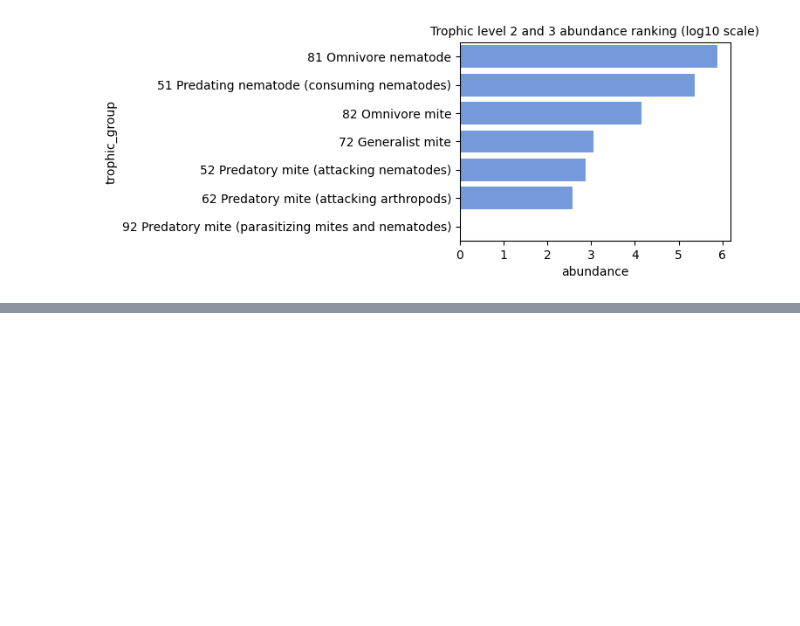
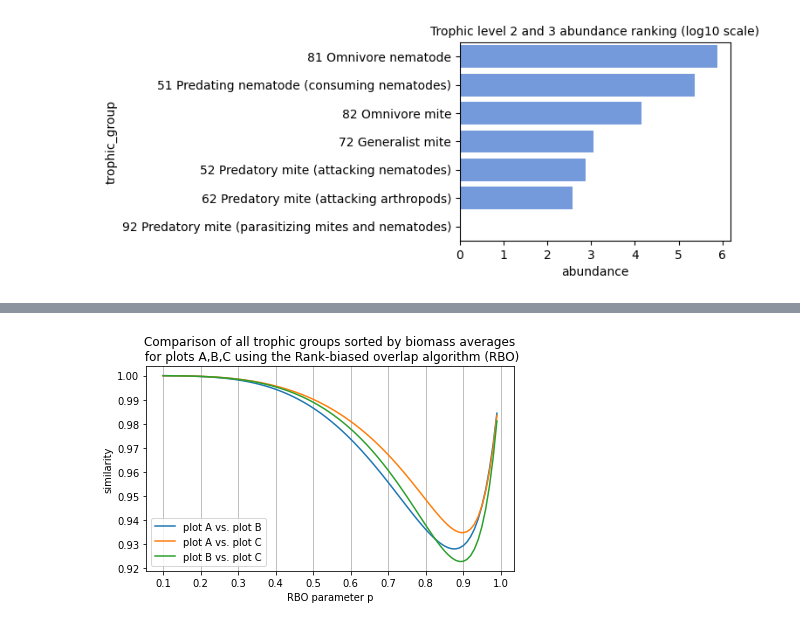
Before and after one commit to MartinMarzi/BEFANA, a Jupyter notebook: 4-adding experimental data.ipynb, the cells around one changed output, grey strips where cells are left out. Saved outputs shown, nothing was run; the diff lists cells and outputs as text; code cells hidden in the pictures; blank space fills up the shorter version.

Commit message:
added RBO comparison

```diff
--- a/4-adding experimental data.ipynb
+++ b/4-adding experimental data.ipynb
@@ -313,0 +320,39 @@ Ranking of abundances at trophic level 2 and 3:
+# %%
+import pandas as pd
+
+plot_biomass_ranked = pd.read_excel('data/plots_A-B-C-biomass-ranked.xlsx')
+A, B, C = plot_biomass_ranked['A'].to_list(), plot_biomass_ranked['B'].to_list(), plot_biomass_ranked['C'].to_list()
+# %%
+from itertools import combinations
+import numpy as np
+from matplotlib import pyplot as plt
+import seaborn as sns
+from utils import rbo_calc as rbo
+
+data = {}
+prange = np.arange(0.1,1,0.01)
+for p in prange:
+    for e1,e2 in combinations(['A', 'B', 'C'], 2):
+        # key = 'p-'.join([e1,e2])
+        key = f'plot {e1} vs. plot {e2}'
+        if key not in data:
+            data[key] = []
+        S = plot_biomass_ranked[e1].to_list()
+        T = plot_biomass_ranked[e2].to_list()
+        rsim  = rbo.calc_rbo(S, T, p)
+        data[key].append(rsim)
+        # print(f'{e1}-{e2}-{rbo.calc_rbo(S, T, 0.999)}')
+    # pprint.pprint(sorted(results, reverse=True))
+results = pd.DataFrame({'p': prange, **data})
+
+fig, plot = plt.subplots(figsize=(6, 4))
+ax = sns.lineplot(x='p', y='value', hue='variable', data=pd.melt(results, ['p']))
+ax.set(xlabel='RBO parameter p', ylabel='similarity')
+ax.set_xticks(np.arange(0.1,1.1,0.1))
+ax.grid(which='major', axis='x')
+ax.set_title('Comparison of all trophic groups sorted by biomass averages\n for plots A,B,C using the Rank-biased overlap algorithm (RBO)')
+ax.legend_.set_title('')
+plt.tight_layout()
+plt.savefig('results/figures/plots-A-B-C_similarity.png')
+# %% [output]
+[figure, added]
```
Also changed, not shown: parts of 2 cells of this notebook, 2 other files.
